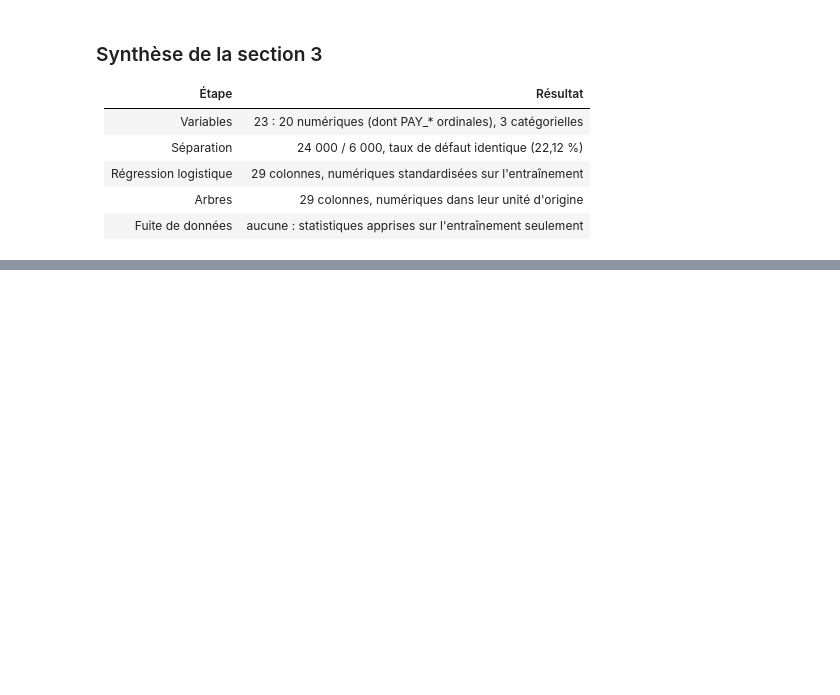
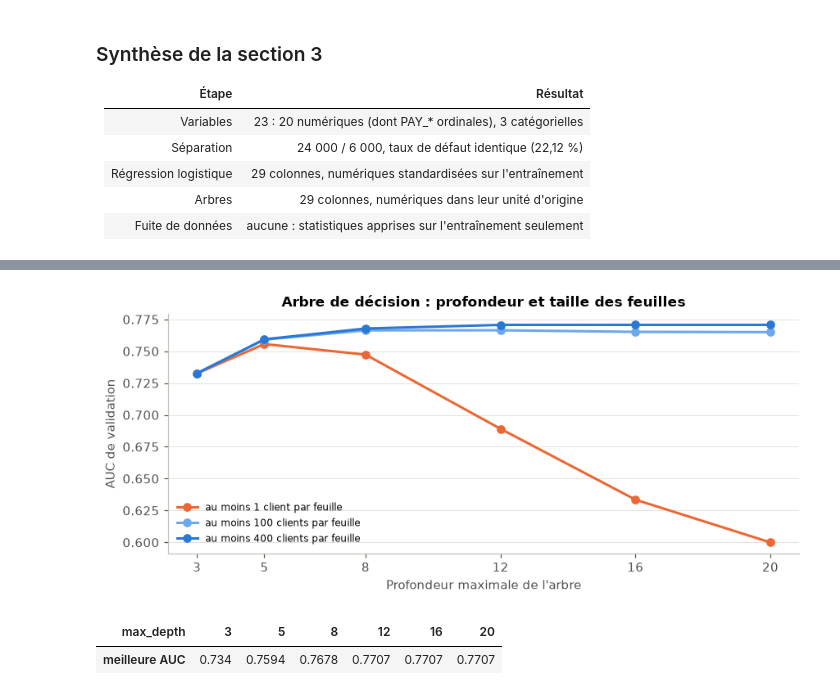
Before and after one commit to aljene307/credit-scoring-xai, a Jupyter notebook: notebooks/analyse_credit.ipynb, the cells around one changed output, grey strips where cells are left out. Drawn from its saved outputs; the diff is of its cells as text; code cells hidden in the pictures; blank space fills up the shorter version.

```diff
--- a/notebooks/analyse_credit.ipynb
+++ b/notebooks/analyse_credit.ipynb
@@ -603,0 +717,20 @@ Numériques identiques avant et après le prétraitement des arbres : True
+# %%
+arbre = grilles["arbre"]
+fig, ax = plt.subplots(figsize=(8, 3.6))
+for feuille, couleur in [(1, "#eb6834"), (100, "#6da7ec"), (400, RATE_COLOR)]:
+    courbe = arbre[arbre["min_samples_leaf"] == feuille].sort_values("max_depth")
+    ax.plot(courbe["max_depth"], courbe["mean_test_roc_auc"], marker="o", linewidth=2, color=couleur,
+            label=f"au moins {feuille} client{'s' if feuille > 1 else ''} par feuille")
+ax.set_xticks(sorted(arbre["max_depth"].unique()))
+ax.set_xlabel("Profondeur maximale de l'arbre")
+ax.set_ylabel("AUC de validation")
+ax.set_title("Arbre de décision : profondeur et taille des feuilles")
+ax.legend(frameon=False, fontsize=8)
+ax.grid(axis="x", visible=False)
+fig.tight_layout()
+plt.show()
+arbre.groupby("max_depth")["mean_test_roc_auc"].max().round(4).rename("meilleure AUC").to_frame().T
+# %% [output]
+[figure, added]
+| max_depth | 3 | 5 | 8 | 12 | 16 | 20 |
+| meilleure AUC | 0.734 | 0.7594 | 0.7678 | 0.7707 | 0.7707 | 0.7707 |
```
Also changed, not shown: parts of 20 cells of this notebook.
